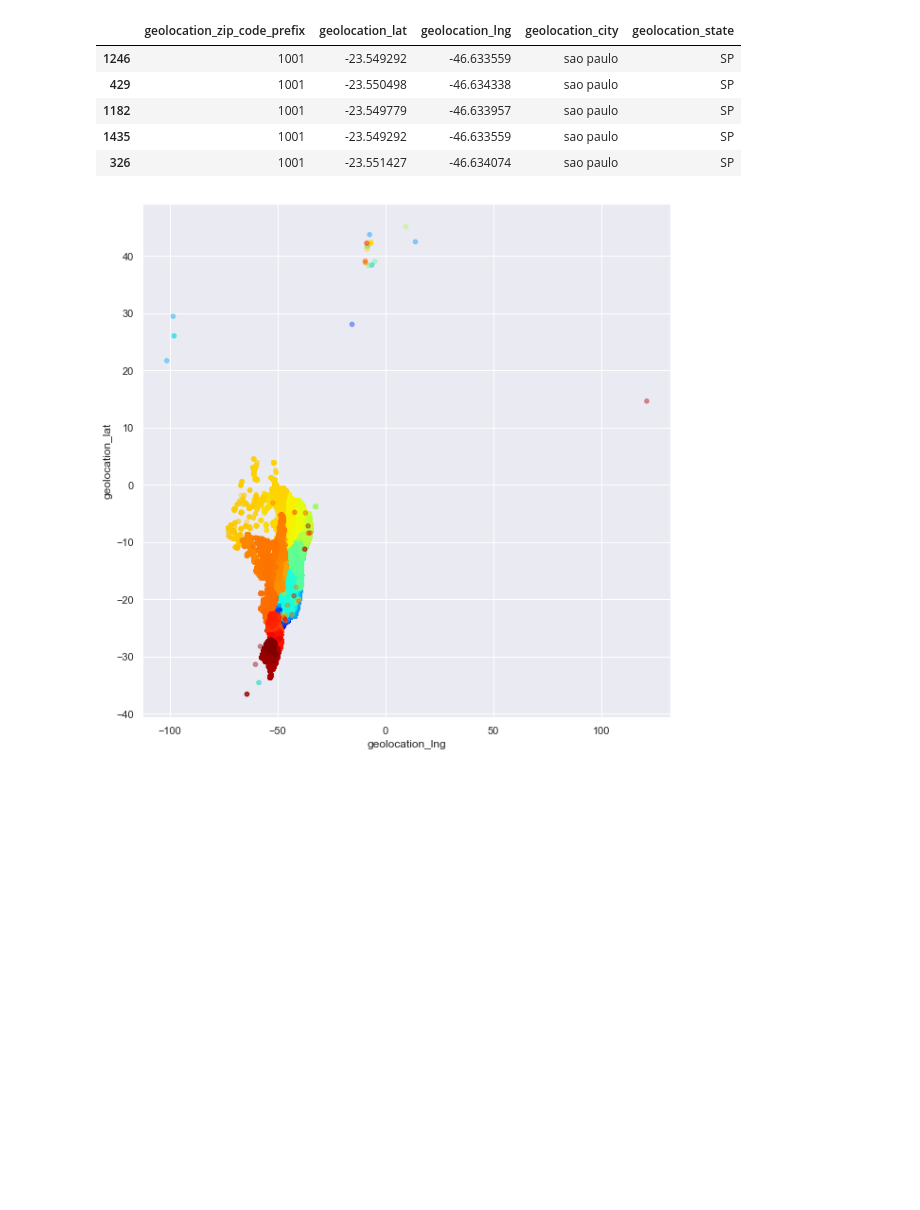
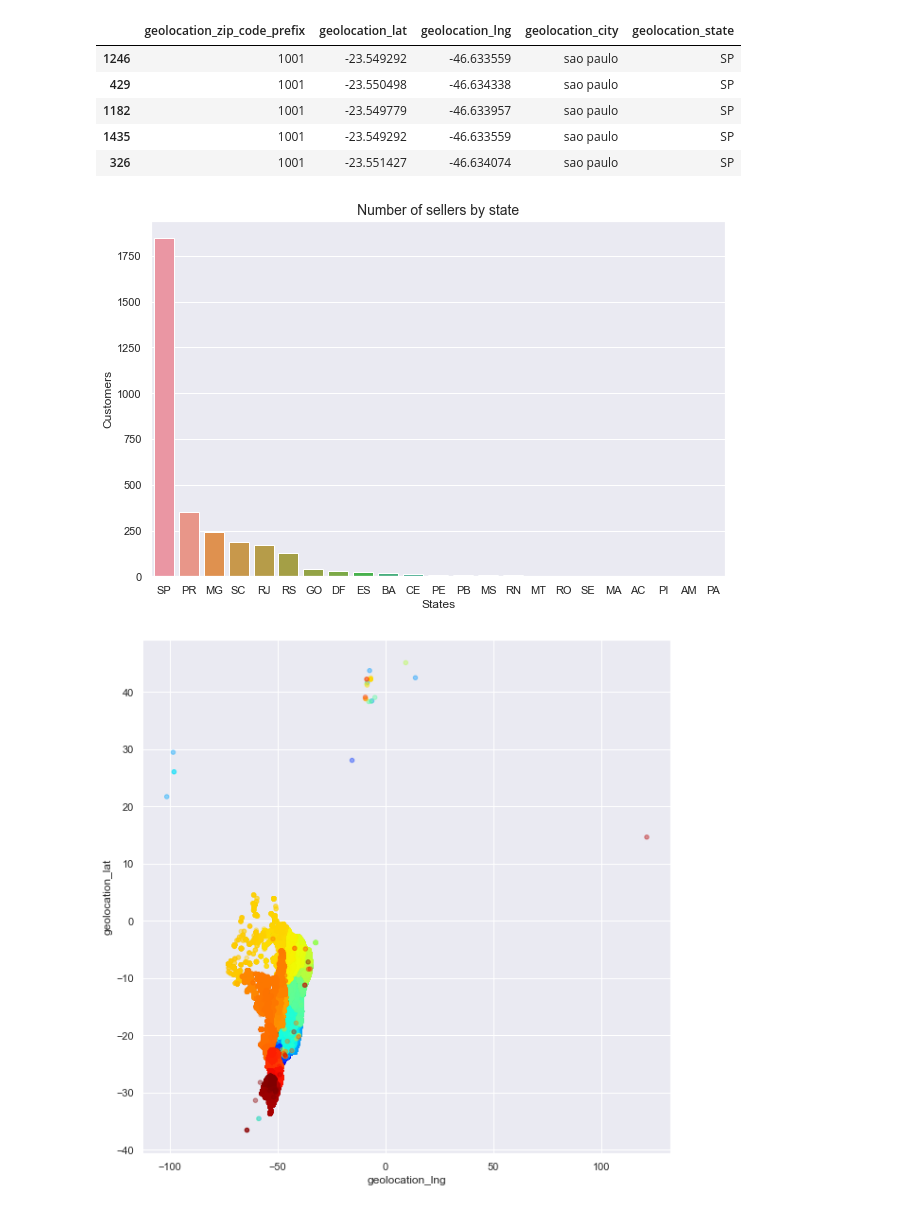
Before and after one commit to samirhinojosa/OC-P5-segment-customers-of-website, a Jupyter notebook: analysis_notebook.ipynb, the cells around one changed output. Drawn from its saved outputs; the diff is of its cells as text; code cells hidden in the pictures; blank space fills up the shorter version.

```diff
--- a/analysis_notebook.ipynb
+++ b/analysis_notebook.ipynb
@@ -838,6 +1067,17 @@ df_geolocation.sort_values("geolocation_zip_code_prefix").head()
 | 1182 | 1001 | -23.549779 | -46.633957 | sao paulo | SP |
 | 1435 | 1001 | -23.549292 | -46.633559 | sao paulo | SP |
 | 326 | 1001 | -23.551427 | -46.634074 | sao paulo | SP |
+# %%
+fig = plt.subplots(figsize=(9, 6))
+plot = sns.barplot(x=df_sellers["seller_state"].value_counts().index, y=df_sellers["seller_state"].value_counts(), data=df_sellers)
+plt.xlabel("States", size=12)
+plt.ylabel("Customers", size=12)
+plt.title("Number of sellers by state", size=14)
+plt.tight_layout()
+plt.savefig("images/number-of-sellers-by-state.png")
+plt.show()
+# %% [output]
+[figure, added]
 # %%
 df_geolocation.plot(kind="scatter", x="geolocation_lng", y="geolocation_lat",
          alpha=0.4, c="geolocation_zip_code_prefix",
```
Also changed, not shown: parts of 31 cells of this notebook, 3 other files.
